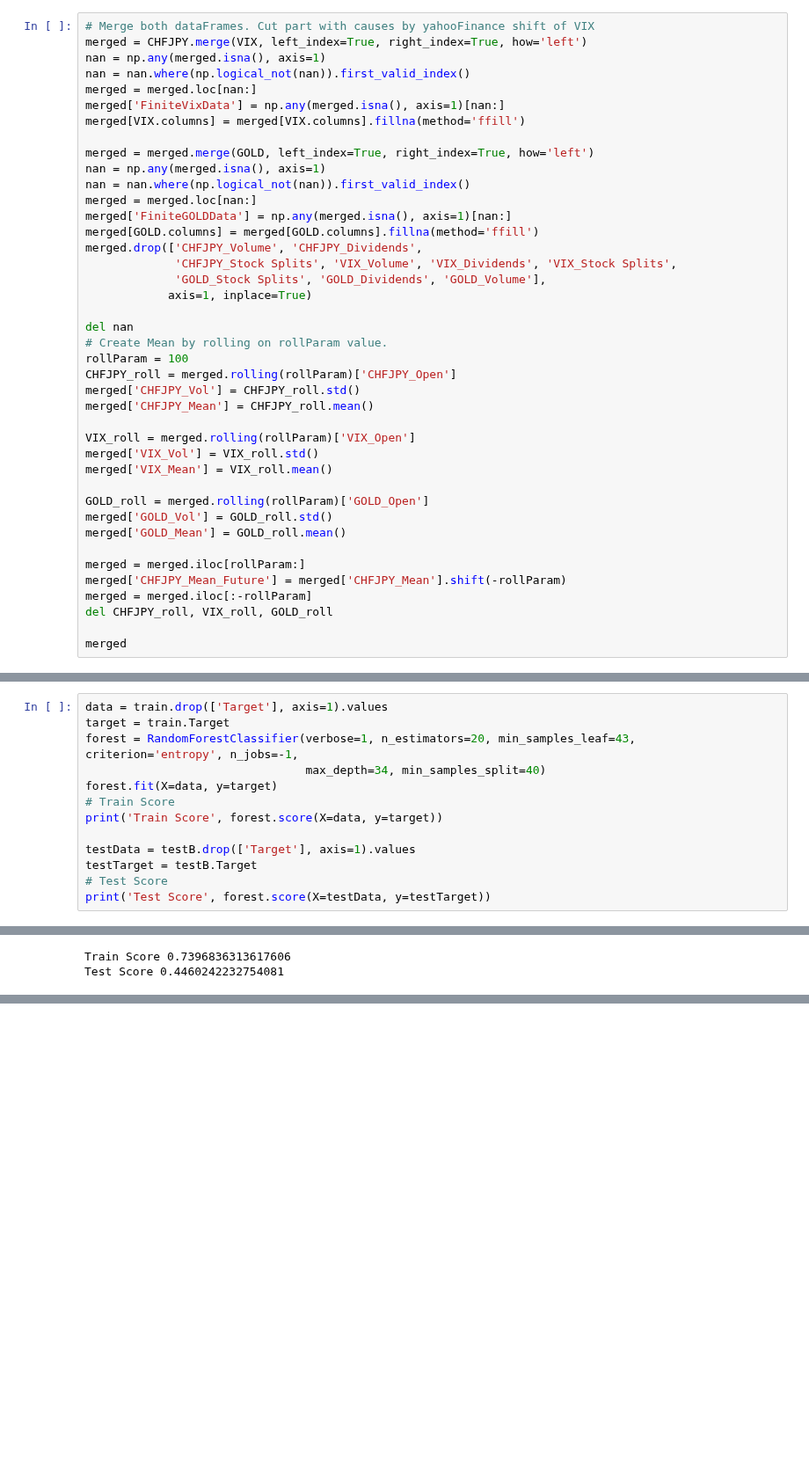
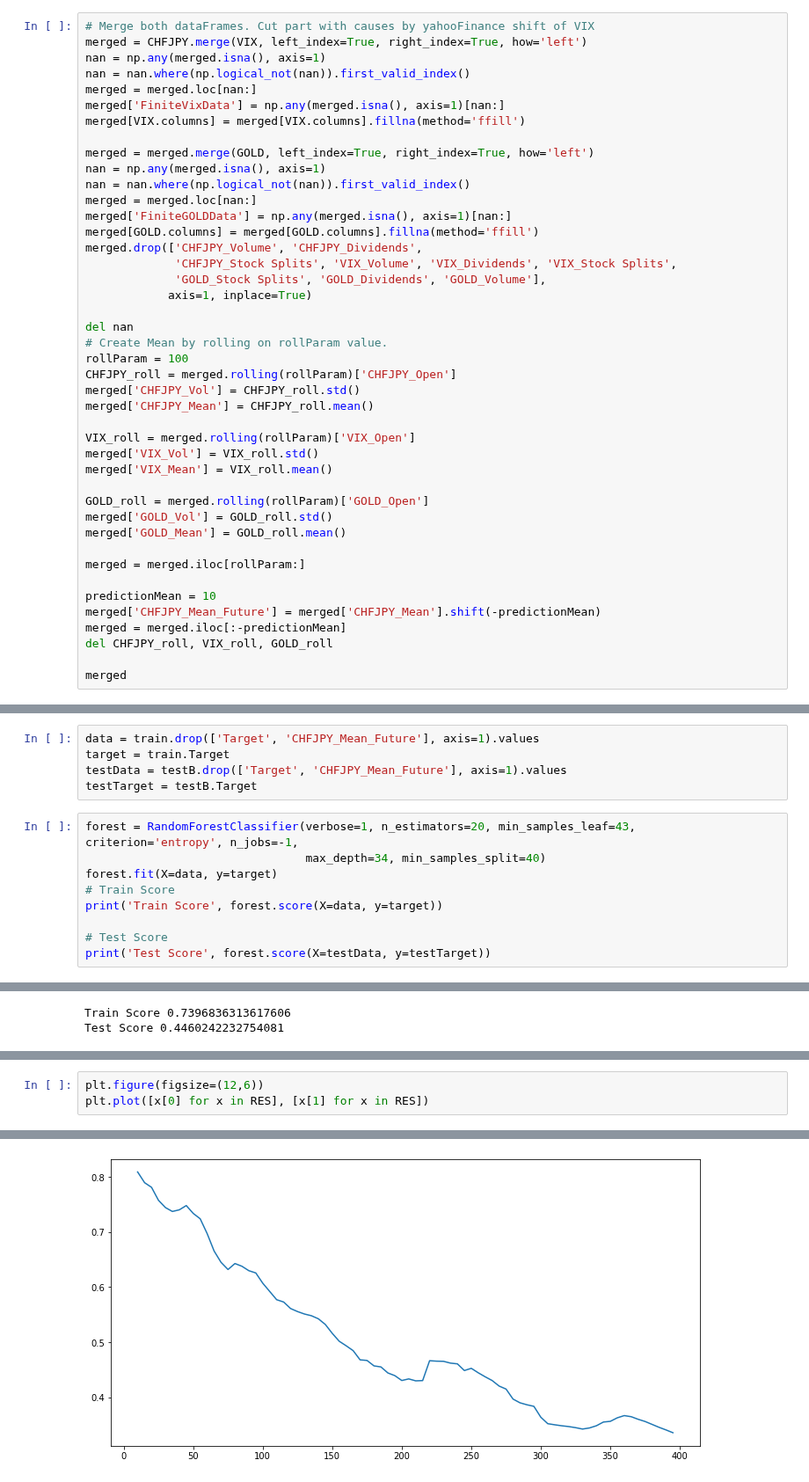
Before and after one commit to Molozey/algo-andrii, a Jupyter notebook: meanPrediction/mainTesting.ipynb, the cells around one changed output, grey strips where cells are left out. Shown at 88% size. Saved outputs shown, nothing was run; the diff lists cells and outputs as text; blank space fills up the shorter version.

Commit message:
add: way of mean predictor

```diff
--- a/meanPrediction/mainTesting.ipynb
+++ b/meanPrediction/mainTesting.ipynb
@@ -153,8 +154,10 @@ merged['GOLD_Vol'] = GOLD_roll.std()
 merged['GOLD_Mean'] = GOLD_roll.mean()
 
 merged = merged.iloc[rollParam:]
-merged['CHFJPY_Mean_Future'] = merged['CHFJPY_Mean'].shift(-rollParam)
-merged = merged.iloc[:-rollParam]
+
+predictionMean = 10
+merged['CHFJPY_Mean_Future'] = merged['CHFJPY_Mean'].shift(-predictionMean)
+merged = merged.iloc[:-predictionMean]
 del CHFJPY_roll, VIX_roll, GOLD_roll
 
 merged
@@ -292,15 +280,16 @@ See the caveats in the documentation: https://pandas.pydata.org/pandas-docs/stab
 # %% [markdown]
 # Forest
+# %%
+data = train.drop(['Target', 'CHFJPY_Mean_Future'], axis=1).values
+target = train.Target
+testData = testB.drop(['Target', 'CHFJPY_Mean_Future'], axis=1).values
+testTarget = testB.Target
 # %%
-data = train.drop(['Target'], axis=1).values
-target = train.Target
 forest = RandomForestClassifier(verbose=1, n_estimators=20, min_samples_leaf=43, criterion='entropy', n_jobs=-1,
                                 max_depth=34, min_samples_split=40)
 forest.fit(X=data, y=target)
 # Train Score
 print('Train Score', forest.score(X=data, y=target))
 
-testData = testB.drop(['Target'], axis=1).values
-testTarget = testB.Target
 # Test Score
 print('Test Score', forest.score(X=testData, y=testTarget))
@@ -344,0 +476,4 @@ Test Score 0.4460242232754081
+# %%
+plt.figure(figsize=(12,6))
+plt.plot([x[0] for x in RES], [x[1] for x in RES])
+# %% [output]
@@ -344,0 +481 @@ Test Score 0.4460242232754081
+[figure, added]
```
Also changed, not shown: parts of 13 cells of this notebook.
